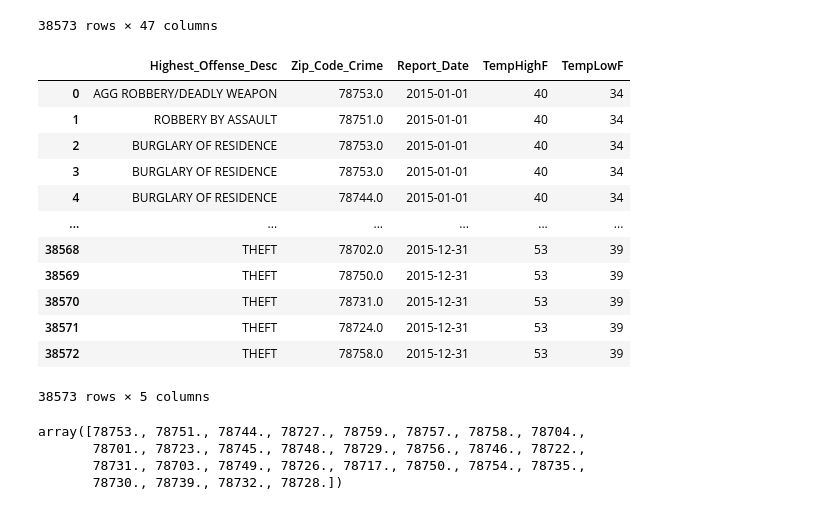
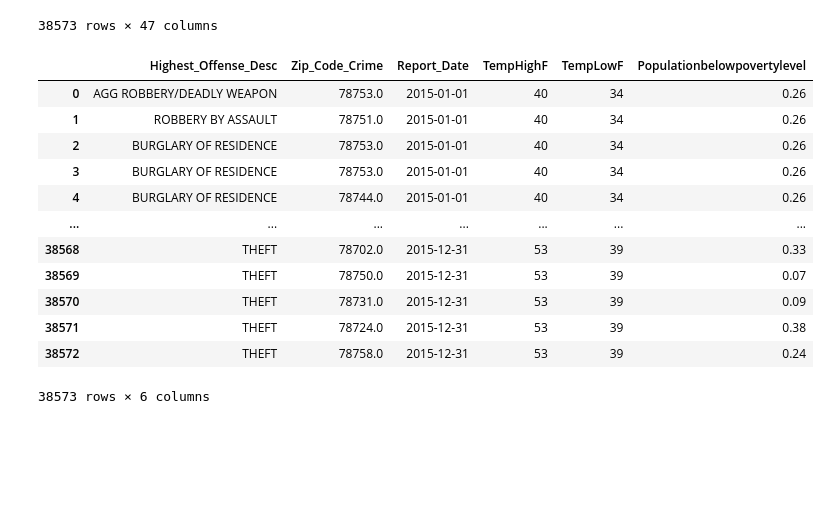
Before and after one commit to m6urns/cs5830-project2-crime-housing, a Jupyter notebook: data-exploration.ipynb, the cells around one changed output. Cells and saved outputs as stored; diff of their text form; code cells hidden in the pictures; blank space fills up the shorter version.

```diff
--- a/data-exploration.ipynb
+++ b/data-exploration.ipynb
@@ -175,29 +177,19 @@ austin_crime
 38573 rows × 47 columns
 # %%
 # Filter the merged data for crime, date, and high and low temperature
-crime_temp = austin_crime[['Highest_Offense_Desc', 'Zip_Code_Crime', 'Report_Date', 'TempHighF', 'TempLowF']]
+crime_temp = austin_crime[['Highest_Offense_Desc', 'Zip_Code_Crime', 'Report_Date', 'TempHighF', 'TempLowF', 'Populationbelowpovertylevel']]
 crime_temp
 # %% [output]
-|  | Highest_Offense_Desc | Zip_Code_Crime | Report_Date | TempHighF | TempLowF |
-| 0 | AGG ROBBERY/DEADLY WEAPON | 78753.0 | 2015-01-01 | 40 | 34 |
-| 1 | ROBBERY BY ASSAULT | 78751.0 | 2015-01-01 | 40 | 34 |
-| 2 | BURGLARY OF RESIDENCE | 78753.0 | 2015-01-01 | 40 | 34 |
-| 3 | BURGLARY OF RESIDENCE | 78753.0 | 2015-01-01 | 40 | 34 |
-| 4 | BURGLARY OF RESIDENCE | 78744.0 | 2015-01-01 | 40 | 34 |
-| ... | ... | ... | ... | ... | ... |
-| 38568 | THEFT | 78702.0 | 2015-12-31 | 53 | 39 |
-| 38569 | THEFT | 78750.0 | 2015-12-31 | 53 | 39 |
-| 38570 | THEFT | 78731.0 | 2015-12-31 | 53 | 39 |
-| 38571 | THEFT | 78724.0 | 2015-12-31 | 53 | 39 |
-| 38572 | THEFT | 78758.0 | 2015-12-31 | 53 | 39 |
+|  | Highest_Offense_Desc | Zip_Code_Crime | Report_Date | TempHighF | TempLowF | Populationbelowpovertylevel |
+| 0 | AGG ROBBERY/DEADLY WEAPON | 78753.0 | 2015-01-01 | 40 | 34 | 0.26 |
+| 1 | ROBBERY BY ASSAULT | 78751.0 | 2015-01-01 | 40 | 34 | 0.26 |
+| 2 | BURGLARY OF RESIDENCE | 78753.0 | 2015-01-01 | 40 | 34 | 0.26 |
+| 3 | BURGLARY OF RESIDENCE | 78753.0 | 2015-01-01 | 40 | 34 | 0.26 |
+| 4 | BURGLARY OF RESIDENCE | 78744.0 | 2015-01-01 | 40 | 34 | 0.26 |
+| ... | ... | ... | ... | ... | ... | ... |
+| 38568 | THEFT | 78702.0 | 2015-12-31 | 53 | 39 | 0.33 |
+| 38569 | THEFT | 78750.0 | 2015-12-31 | 53 | 39 | 0.07 |
+| 38570 | THEFT | 78731.0 | 2015-12-31 | 53 | 39 | 0.09 |
+| 38571 | THEFT | 78724.0 | 2015-12-31 | 53 | 39 | 0.38 |
+| 38572 | THEFT | 78758.0 | 2015-12-31 | 53 | 39 | 0.24 |
-38573 rows × 5 columns
+38573 rows × 6 columns
-# %%
-# Which zip codes are below the poverty level?
-poverty = austin_crime[austin_crime['Populationbelowpovertylevel'] < 0.3].dropna()
-
-poverty['Zip_Code_Crime'].unique()
-# %% [output]
-array([78753., 78751., 78744., 78727., 78759., 78757., 78758., 78704.,
-       78701., 78723., 78745., 78748., 78729., 78756., 78746., 78722.,
-       78731., 78703., 78749., 78726., 78717., 78750., 78754., 78735.,
-       78730., 78739., 78732., 78728.])
```
Also changed, not shown: parts of 11 cells of this notebook.
